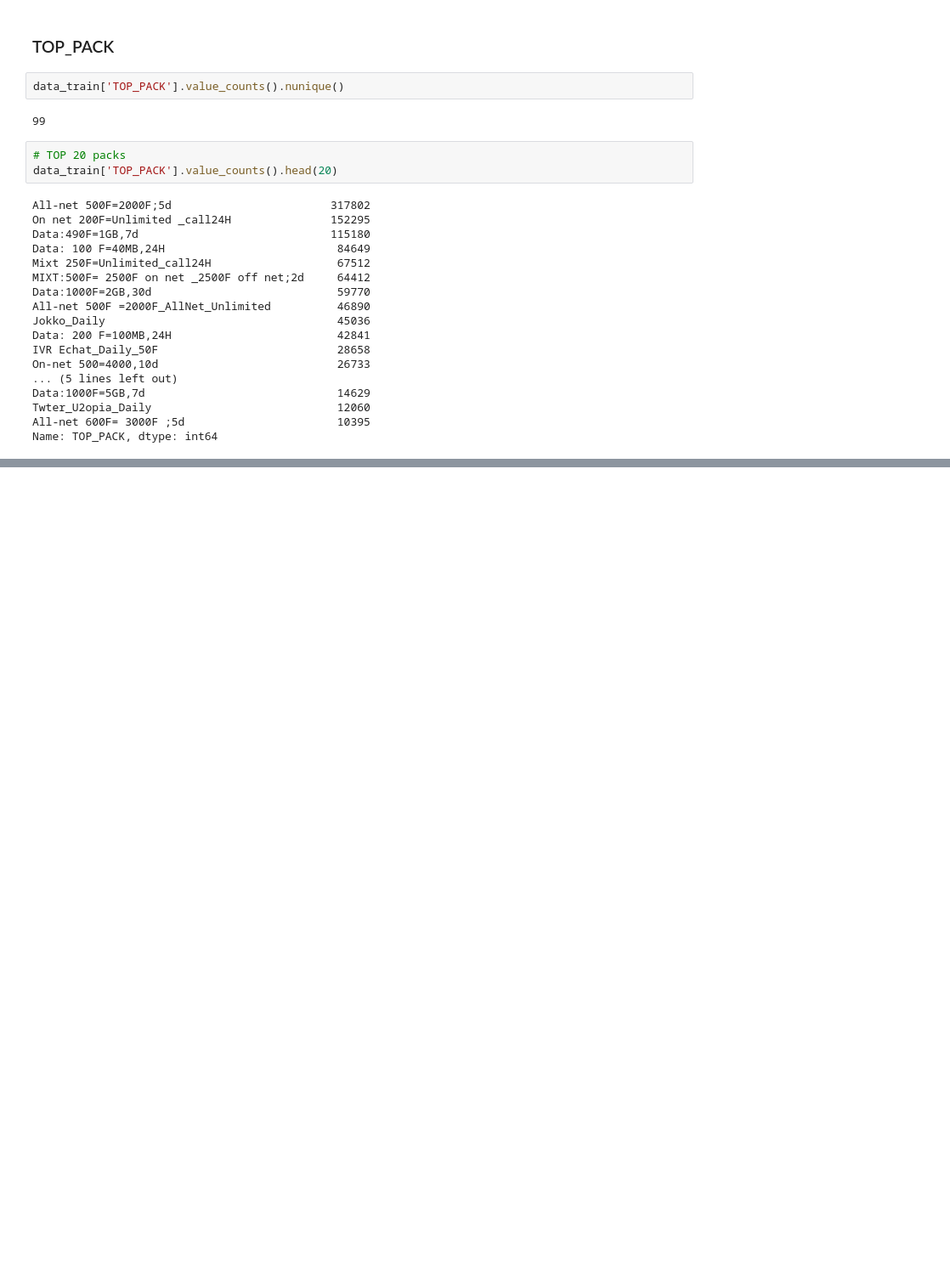
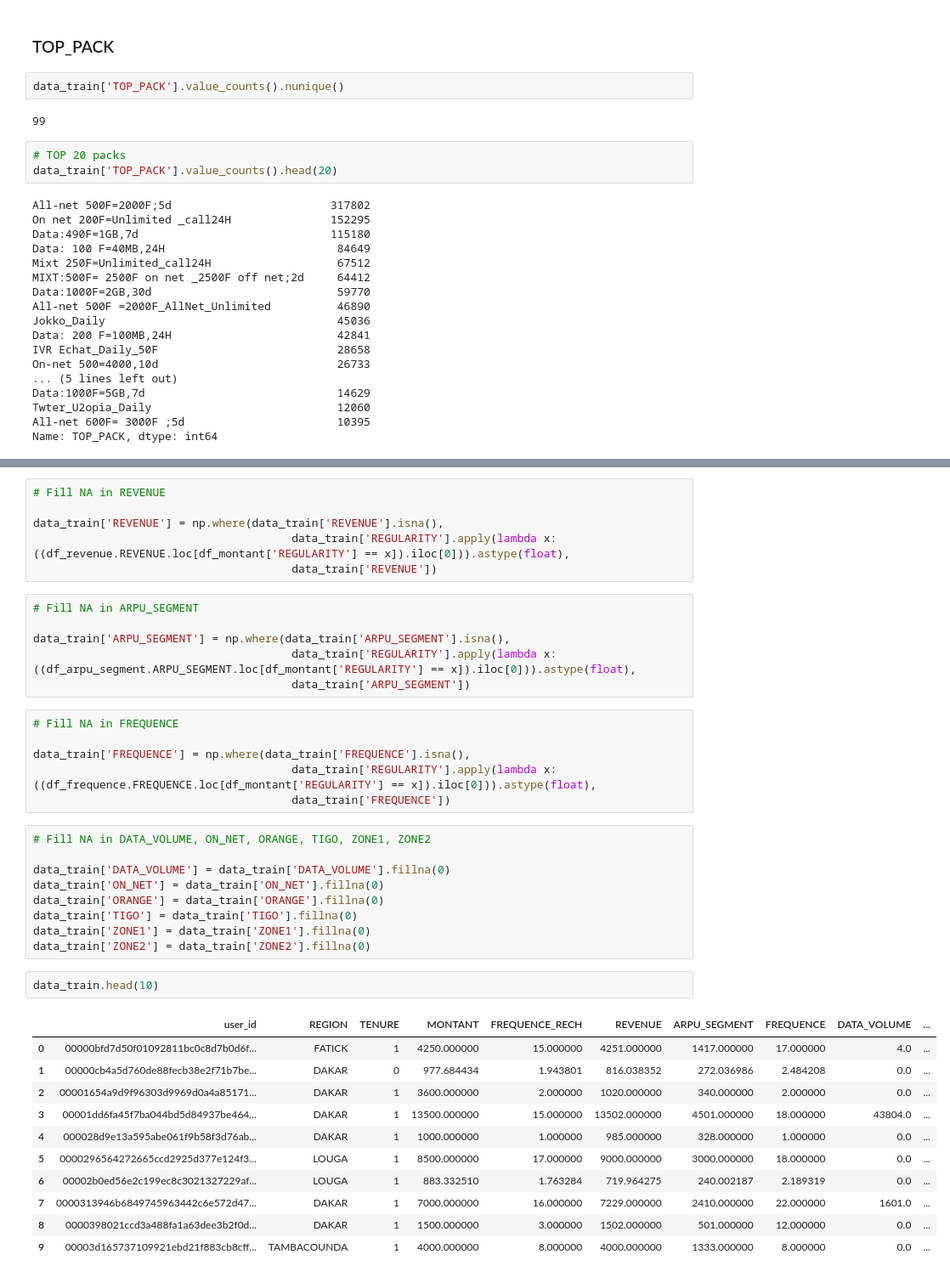
Before and after one commit to ArtemVergazov/expresso_competition, a Jupyter notebook: Final_Project.ipynb, the cells around one changed output, grey strips where cells are left out. Shown at 85% size. Saved outputs shown, nothing was run; the diff lists cells and outputs as text; blank space fills up the shorter version.

```diff
--- a/Final_Project.ipynb
+++ b/Final_Project.ipynb
@@ -313,0 +512,41 @@ data_train.groupby(['CHURN'])['TOP_PACK'].value_counts()
+# %%
+# Fill NA in REVENUE
+
+data_train['REVENUE'] = np.where(data_train['REVENUE'].isna(),
+                                       data_train['REGULARITY'].apply(lambda x: ((df_revenue.REVENUE.loc[df_montant['REGULARITY'] == x]).iloc[0])).astype(float),
+                                       data_train['REVENUE'])
+# %%
+# Fill NA in ARPU_SEGMENT
+
+data_train['ARPU_SEGMENT'] = np.where(data_train['ARPU_SEGMENT'].isna(),
+                                       data_train['REGULARITY'].apply(lambda x: ((df_arpu_segment.ARPU_SEGMENT.loc[df_montant['REGULARITY'] == x]).iloc[0])).astype(float),
+                                       data_train['ARPU_SEGMENT'])
+# %%
+# Fill NA in FREQUENCE
+
+data_train['FREQUENCE'] = np.where(data_train['FREQUENCE'].isna(),
+                                       data_train['REGULARITY'].apply(lambda x: ((df_frequence.FREQUENCE.loc[df_montant['REGULARITY'] == x]).iloc[0])).astype(float),
+                                       data_train['FREQUENCE'])
+# %%
+# Fill NA in DATA_VOLUME, ON_NET, ORANGE, TIGO, ZONE1, ZONE2
+
+data_train['DATA_VOLUME'] = data_train['DATA_VOLUME'].fillna(0)
+data_train['ON_NET'] = data_train['ON_NET'].fillna(0)
+data_train['ORANGE'] = data_train['ORANGE'].fillna(0)
+data_train['TIGO'] = data_train['TIGO'].fillna(0)
+data_train['ZONE1'] = data_train['ZONE1'].fillna(0)
+data_train['ZONE2'] = data_train['ZONE2'].fillna(0)
+# %%
+data_train.head(10)
+# %% [output]
+|  | user_id | REGION | TENURE | MONTANT | FREQUENCE_RECH | REVENUE | ARPU_SEGMENT | FREQUENCE | DATA_VOLUME | ... |
+| 0 | 00000bfd7d50f01092811bc0c8d7b0d6f... | FATICK | 1 | 4250.000000 | 15.000000 | 4251.000000 | 1417.000000 | 17.000000 | 4.0 | ... |
+| 1 | 00000cb4a5d760de88fecb38e2f71b7be... | DAKAR | 0 | 977.684434 | 1.943801 | 816.038352 | 272.036986 | 2.484208 | 0.0 | ... |
+| 2 | 00001654a9d9f96303d9969d0a4a85171... | DAKAR | 1 | 3600.000000 | 2.000000 | 1020.000000 | 340.000000 | 2.000000 | 0.0 | ... |
+| 3 | 00001dd6fa45f7ba044bd5d84937be464... | DAKAR | 1 | 13500.000000 | 15.000000 | 13502.000000 | 4501.000000 | 18.000000 | 43804.0 | ... |
+| 4 | 000028d9e13a595abe061f9b58f3d76ab... | DAKAR | 1 | 1000.000000 | 1.000000 | 985.000000 | 328.000000 | 1.000000 | 0.0 | ... |
+| 5 | 0000296564272665ccd2925d377e124f3... | LOUGA | 1 | 8500.000000 | 17.000000 | 9000.000000 | 3000.000000 | 18.000000 | 0.0 | ... |
+| 6 | 00002b0ed56e2c199ec8c3021327229af... | LOUGA | 1 | 883.332510 | 1.763284 | 719.964275 | 240.002187 | 2.189319 | 0.0 | ... |
+| 7 | 0000313946b6849745963442c6e572d47... | DAKAR | 1 | 7000.000000 | 16.000000 | 7229.000000 | 2410.000000 | 22.000000 | 1601.0 | ... |
+| 8 | 0000398021ccd3a488fa1a63dee3b2f0d... | DAKAR | 1 | 1500.000000 | 3.000000 | 1502.000000 | 501.000000 | 12.000000 | 0.0 | ... |
+| 9 | 00003d165737109921ebd21f883cb8cff... | TAMBACOUNDA | 1 | 4000.000000 | 8.000000 | 4000.000000 | 1333.000000 | 8.000000 | 0.0 | ... |
```
Also changed, not shown: parts of 28 cells of this notebook.
